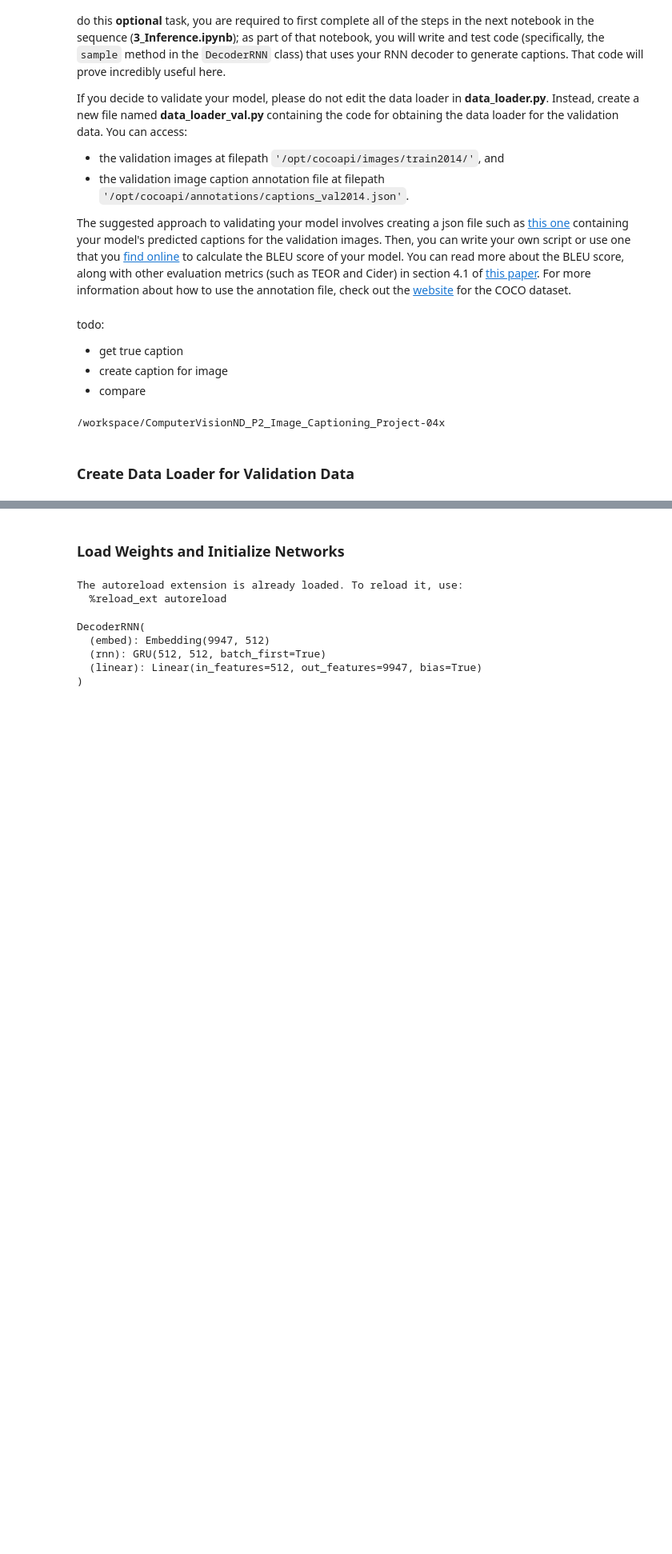
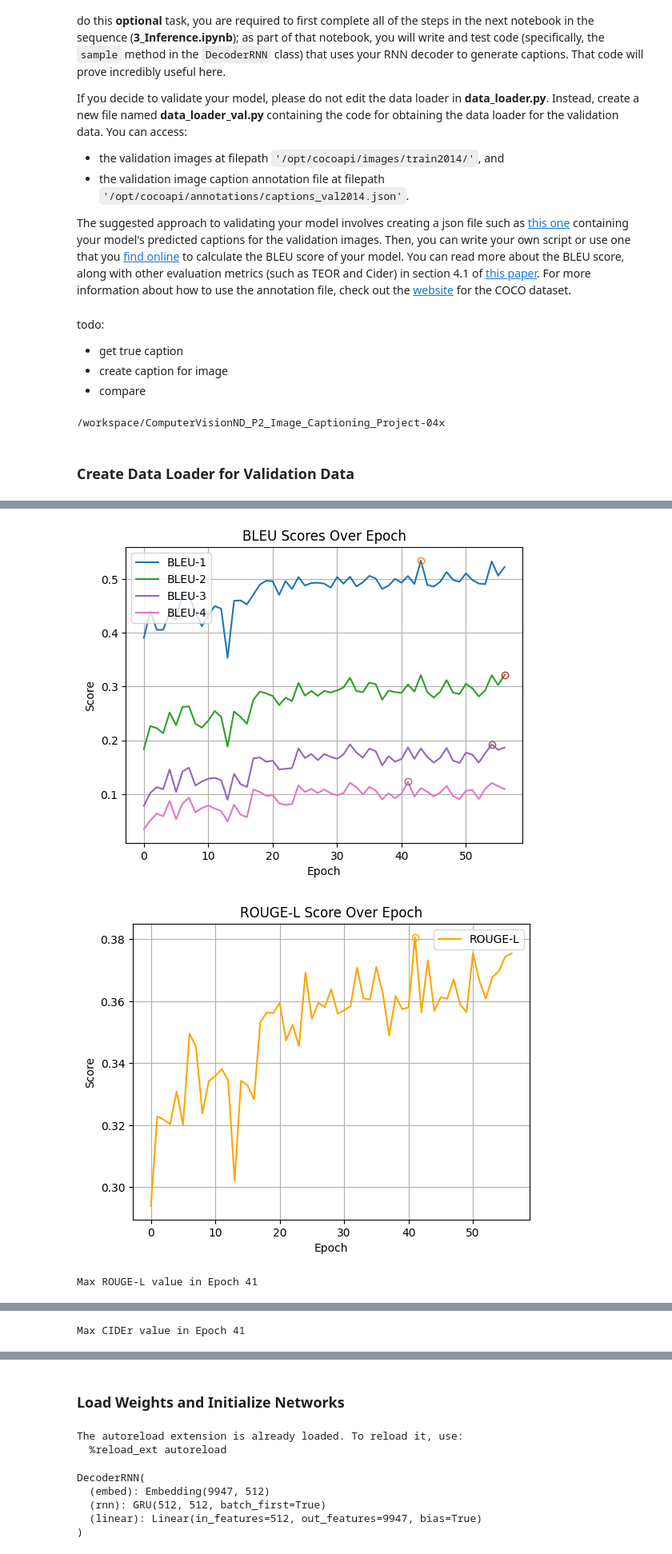
Before and after one commit to civcode/ComputerVisionND_P2_Image_Captioning_Project, a Jupyter notebook: 2_Training.ipynb, the cells around one changed output, grey strips where cells are left out. Shown: that part at 80% size. Drawn from its saved outputs; the diff is of its cells as text; code cells hidden in the pictures; blank space fills up the shorter version.

```diff
--- a/2_Training.ipynb
+++ b/2_Training.ipynb
@@ -483,12 +483,12 @@ vocab_threshold = 5
 vocab_from_file = True
 
 num_workers = 16
-subset_size = 6000
+subset_size = 2000
 
 # Amend the image transform below.
 transform_val = transforms.Compose([
     #transforms.Resize(230),
-    transforms.Resize((256,256)),
+    transforms.Resize((240,240)),
     transforms.RandomCrop(224),
     #transforms.RandomHorizontalFlip(p=0.3),
     #transforms.ColorJitter(brightness=0.1, contrast=0.1, saturation=0.1, hue=0.05),
@@ -635,7 +635,7 @@ from pycocoevalcap.meteor.meteor import Meteor
 from pycocoevalcap.rouge.rouge import Rouge
 from pycocoevalcap.cider.cider import Cider
 
-def get_metrices(references, hypotheses):
+def get_metrics(references, hypotheses):
     # Prepare data
     gts = {ref['image_id']: ref['captions'] for ref in references}
     res = {hyp['image_id']: [hyp['caption']] for hyp in hypotheses}
@@ -758,7 +758,7 @@ def calculate_metrics(encoder_file, decoder_file, data_loader):
     #print(references[:2])
     #print(len(references))
 
-    eval_scores = get_metrices(references, hypotheses)
+    eval_scores = get_metrics(references, hypotheses)
 
     return eval_scores
 # %%
@@ -804,0 +785,7 @@ encoders
+# %%
+total_scores = []
+for encoder_file, decoder_file in zip(encoders, decoders):
+    eval_scores = calculate_metrics(encoder_file, decoder_file, data_loader_val)
+    total_scores.append([encoder_file, decoder_file, eval_scores])
+    print(' ')
+print('done')
@@ -804,0 +833,55 @@ encoders
+# %%
+import matplotlib.pyplot as plt
+
+bleu_vals, rougel_vals, cider_vals = get_scores(total_scores)
+
+# Unpack BLEU scores
+bleu_1 = [b[0] for b in bleu_vals]
+bleu_2 = [b[1] for b in bleu_vals]
+bleu_3 = [b[2] for b in bleu_vals]
+bleu_4 = [b[3] for b in bleu_vals]
+
+# Plot BLEU scores
+plt.figure()
+for bleu, label in zip([bleu_1, bleu_2, bleu_3, bleu_4], ['BLEU-1', 'BLEU-2', 'BLEU-3', 'BLEU-4']):
+    plt.plot(bleu, label=label)
+    max_idx = bleu.index(max(bleu))
+    plt.plot(max_idx, bleu[max_idx], 'o', markerfacecolor='none')  # unfilled circle
+
+plt.title('BLEU Scores Over Epoch')
+plt.xlabel('Epoch')
+plt.ylabel('Score')
+plt.legend()
+plt.grid(True)
+plt.show()
+
+# Plot ROUGE-L
+plt.figure()
+plt.plot(rougel_vals, label='ROUGE-L', color='orange')
+max_idx = rougel_vals.index(max(rougel_vals))
+plt.plot(max_idx, rougel_vals[max_idx], 'o', color='orange', markerfacecolor='none')
+plt.title('ROUGE-L Score Over Epoch')
+plt.xlabel('Epoch')
+plt.ylabel('Score')
+plt.grid(True)
+plt.legend()
+plt.show()
+print('Max ROUGE-L value {} in Epoch {}.'.format(rougel_vals[max_idx], max_idx+1))
+
+# Plot CIDEr
+plt.figure()
+plt.plot(cider_vals, label='CIDEr', color='green')
+max_idx = cider_vals.index(max(cider_vals))
+plt.plot(max_idx, cider_vals[max_idx], 'o', color='green', markerfacecolor='none')
+plt.title('CIDEr Score Over Epoch')
+plt.xlabel('Epoch')
+plt.ylabel('Score')
+plt.grid(True)
+plt.legend()
+plt.show()
+
+print('Max CIDEr value {} in Epoch {}.'.format(cider_vals[max_idx], max_idx+1))
+# %% [output]
+[figure, added]
+[figure, added]
+Max ROUGE-L value in Epoch 41
@@ -805 +889,2 @@ encoders
+Max CIDEr value in Epoch 41
 # %%
```
Also changed, not shown: parts of 15 cells of this notebook, 2 other files.
